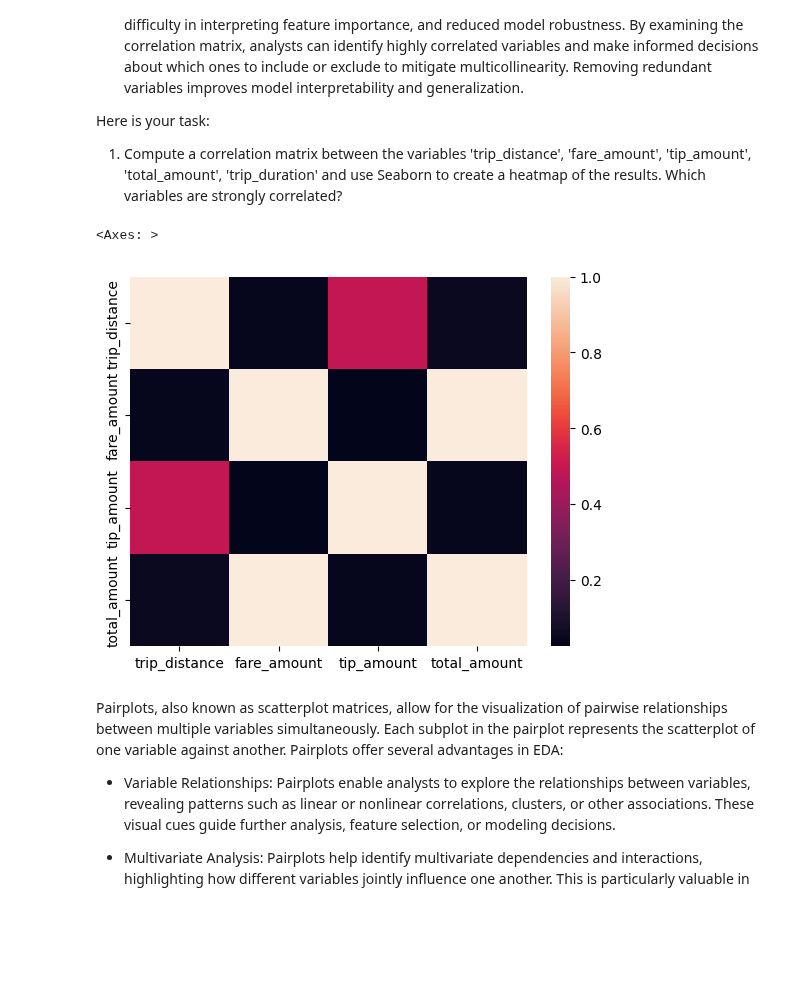
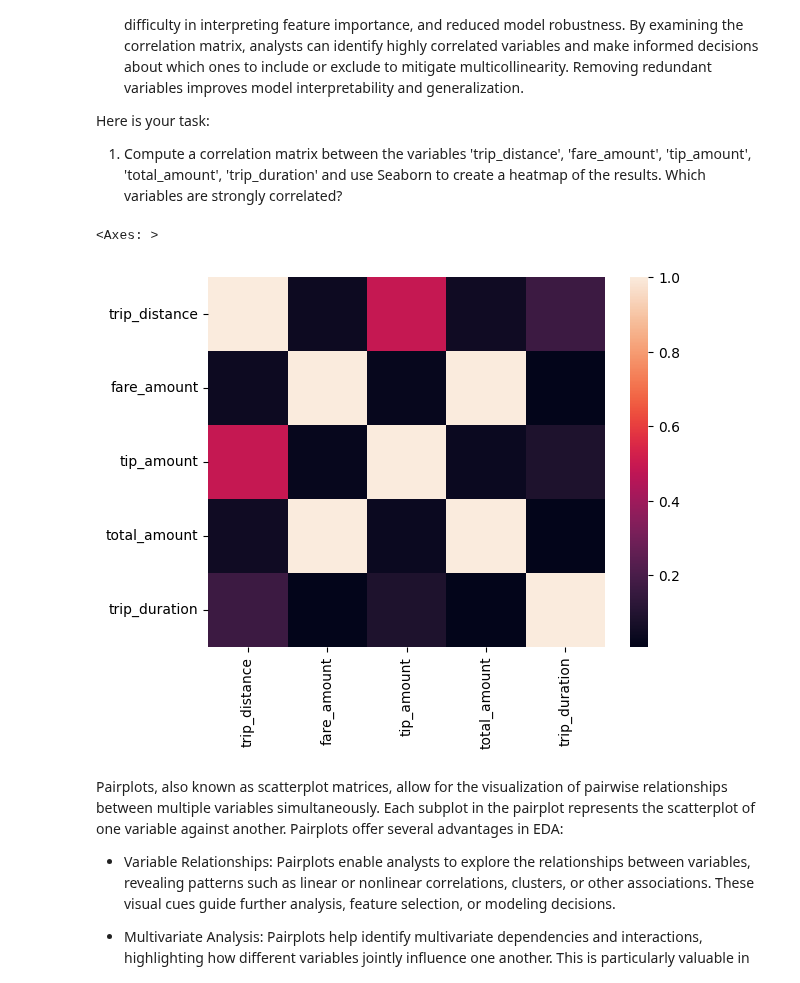
Before and after one commit to TrollRider-Kristian/Springboard-AI-Mini-Projects, a Jupyter notebook: Student_MLE_MiniProject_EDA.ipynb, the cells around one changed output. Saved outputs shown, nothing was run; the diff lists cells and outputs as text; code cells hidden in the pictures; blank space fills up the shorter version.

Commit message:
Scatterplot progress.  Need to go back and refine my answers to the questions as soon as I finish the coding portion of this project.

```diff
--- a/Student_MLE_MiniProject_EDA.ipynb
+++ b/Student_MLE_MiniProject_EDA.ipynb
@@ -129,18 +129,18 @@ Here are your tasks:
   4. Create another lineplot depicting the number of trips as a function of the day of week. What day of the week is the least busy?
 # %%
 # Create a new column for trip duration in minutes
-diff = taxi_tripdata_no_missing_rows['tpep_dropoff_datetime'] - taxi_tripdata_no_missing_rows['tpep_pickup_datetime']
+diff = taxi_tripdata_no_missing_rows.loc[:, 'tpep_dropoff_datetime'] - taxi_tripdata_no_missing_rows.loc[:, 'tpep_pickup_datetime']
 # Subtract the pickup datetime from the dropff datetime to get a timedelta.  Then, convert that delta into seconds and divide by 60.
 # Docs for getting the total number of seconds from a Series of time delta objects: https://pandas.pydata.org/docs/reference/api/pandas.Series.dt.total_seconds.html
-taxi_tripdata_no_missing_rows.loc[:, 'trip_duration_minutes'] = diff.dt.total_seconds() / 60
+taxi_tripdata_no_missing_rows.loc[:, 'trip_duration'] = diff.dt.total_seconds() / 60
 
-# print (taxi_tripdata_no_missing_rows.loc[:, ['tpep_pickup_datetime', 'tpep_dropoff_datetime', 'trip_duration_minutes']].head())
+# print (taxi_tripdata_no_missing_rows.loc[:, ['tpep_pickup_datetime', 'tpep_dropoff_datetime', 'trip_duration']].head())
 # %%
 # Create new columns for pickup hour and day of week
 # Docs for getting the day of the week from a Series of date-times: https://pandas.pydata.org/docs/reference/api/pandas.DatetimeIndex.dayofweek.html
-taxi_tripdata_no_missing_rows.loc[:, 'pickup_weekday'] = taxi_tripdata_no_missing_rows['tpep_pickup_datetime'].dt.dayofweek
+taxi_tripdata_no_missing_rows.loc[:, 'pickup_weekday'] = taxi_tripdata_no_missing_rows.loc[:, 'tpep_pickup_datetime'].dt.dayofweek
 # Docs for getting the hours from a Series of date-times: https://pandas.pydata.org/docs/reference/api/pandas.Series.dt.hour.html
-taxi_tripdata_no_missing_rows.loc[:, 'pickup_hour'] = taxi_tripdata_no_missing_rows['tpep_pickup_datetime'].dt.hour
+taxi_tripdata_no_missing_rows.loc[:, 'pickup_hour'] = taxi_tripdata_no_missing_rows.loc[:, 'tpep_pickup_datetime'].dt.hour
 
 # print (taxi_tripdata_no_missing_rows.loc[:, ['tpep_pickup_datetime', 'pickup_weekday', 'pickup_hour']].head())
 # %%
@@ -177,16 +177,16 @@ Here is your task:
   1. Compute a correlation matrix between the variables 'trip_distance', 'fare_amount', 'tip_amount', 'total_amount', 'trip_duration' and use Seaborn to create a heatmap of the results. Which variables are strongly correlated?
 # %%
 # Compute correlation matrix of numerical variables
-taxi_corrs = taxi_tripdata_no_missing_rows.loc[:, ['trip_distance', 'fare_amount', 'tip_amount', 'total_amount']].corr()
+taxi_corrs = taxi_tripdata_no_missing_rows.loc[:, ['trip_distance', 'fare_amount', 'tip_amount', 'total_amount', 'trip_duration']].corr()
 # print (taxi_corrs)
 
 # Create a heatmap of the correlation matrix
 # As the correlation matrix confirms, the strongest correlations exist between total_amount and fare_amount.
 # There is a medium correlation between the trip_distance and the driver's tip, but most of the payment is from the standard fare charge.
 sns.heatmap(data = taxi_corrs)
 # %% [output]
 <Axes: >
-[figure, old version]
+[figure, new version]
 # %% [markdown]
 Pairplots, also known as scatterplot matrices, allow for the visualization of pairwise relationships between multiple variables simultaneously. Each subplot in the pairplot represents the scatterplot of one variable against another. Pairplots offer several advantages in EDA:
 
```
Also changed, not shown: parts of 2 cells of this notebook.
